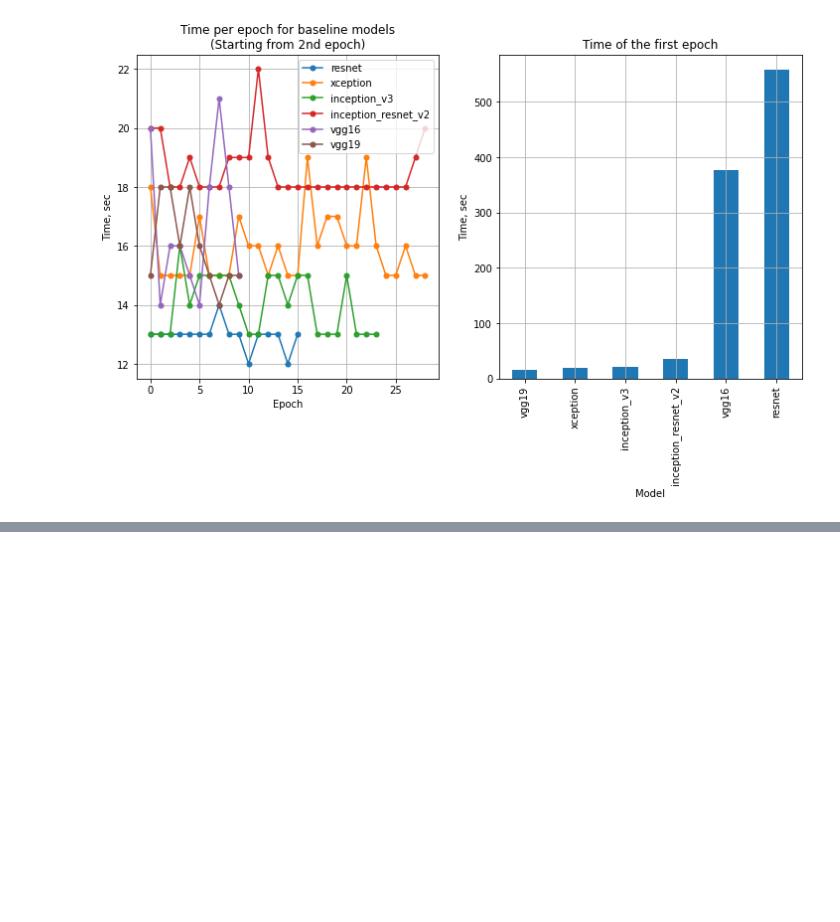
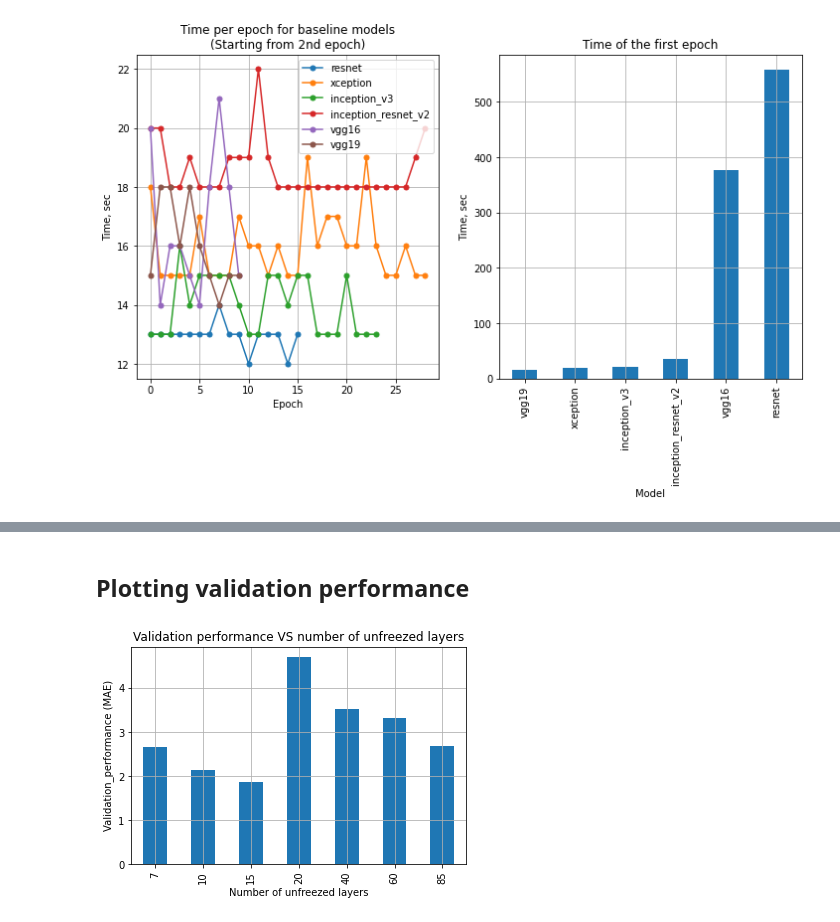
Before and after one commit to PashaIanko/Kaggle.CrowdCounting, a Jupyter notebook: 1_model_comparison.ipynb, the cells around one changed output, grey strips where cells are left out. Cells and saved outputs as stored; diff of their text form; code cells hidden in the pictures; blank space fills up the shorter version.

```diff
--- a/1_model_comparison.ipynb
+++ b/1_model_comparison.ipynb
@@ -847,0 +887,25 @@ visualize_training_times(training_times)
+# %% [markdown]
+## Plotting validation performance
+# %%
+def plot_validation_performance_vs_unfreezed_layers(metrics_):
+    validation_performances = {}
+    for model_name, csv_filepath in csv_files_dict.items():
+        n_unfreezed_layers = int(model_name.split('_')[1])
+        learning_curve_df = pd.read_csv(
+            os.path.join(manager.models_trial_path, csv_filepath))
+        final_metrics = learning_curve_df[metrics_].values[-1]
+        validation_performances[n_unfreezed_layers] = [final_metrics]
+
+    df = pd.DataFrame(validation_performances)
+    df = df.T
+    # df.sort_values(by=0, inplace=True)
+    ax = df.plot(kind='bar')
+    ax.set_xlabel(f'Number of unfreezed layers')
+    ax.set_ylabel(f'Validation_performance (MAE)')
+    ax.get_legend().remove()
+    ax.grid()
+    ax.set_title(f'Validation performance VS number of unfreezed layers')
+# %%
+plot_validation_performance_vs_unfreezed_layers('val_mae')
+# %% [output]
+[figure, added]
```
Also changed, not shown: parts of 5 cells of this notebook.
